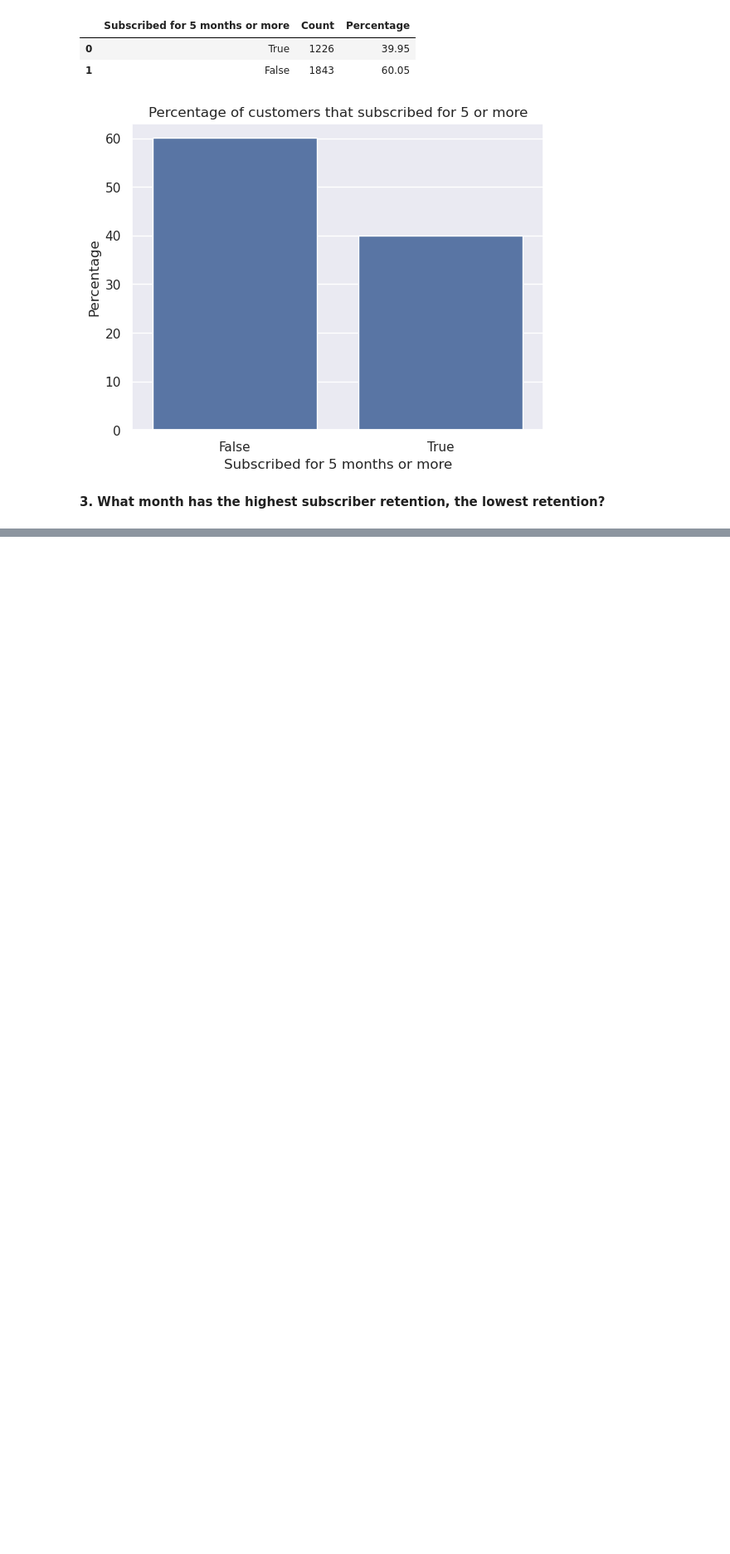
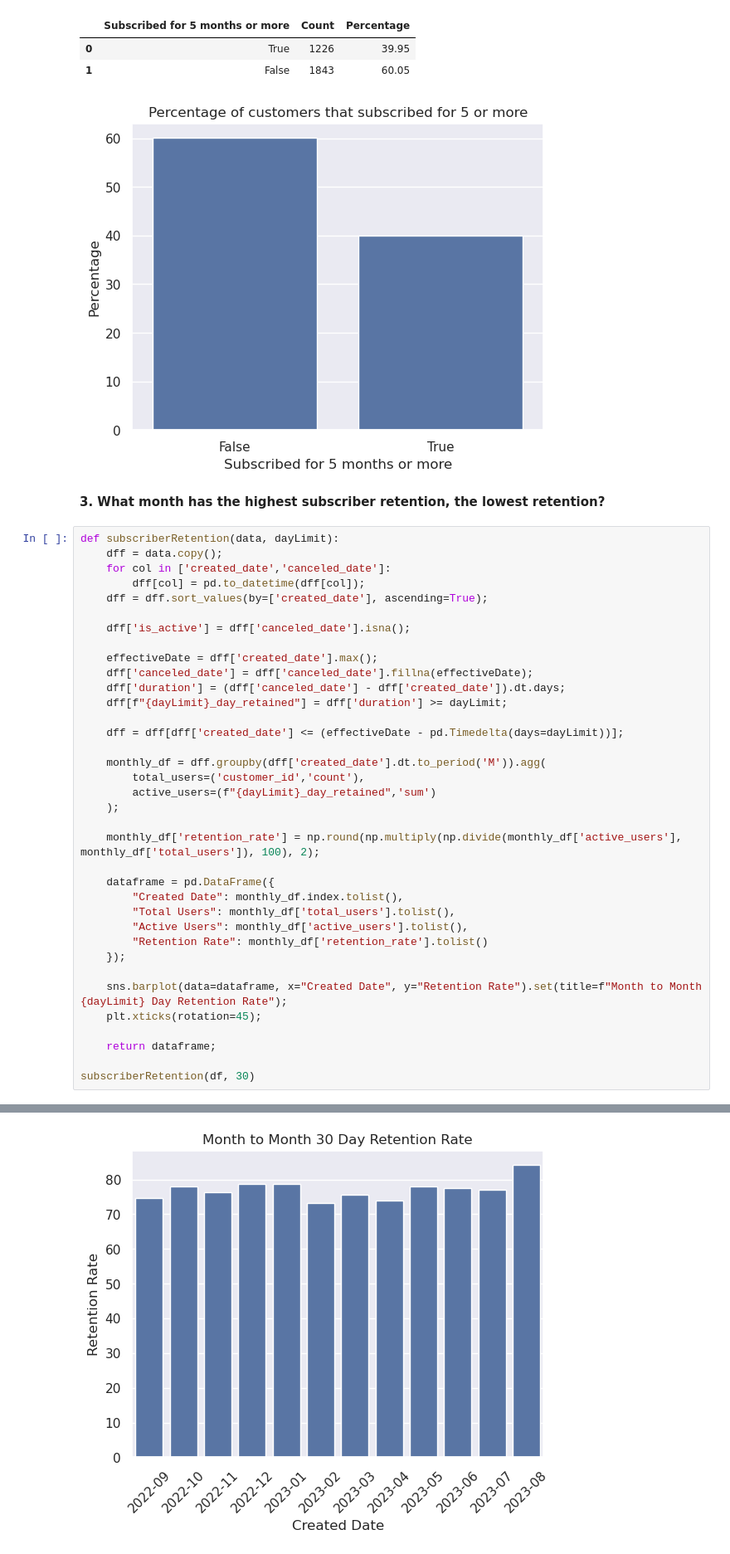
Before and after one commit to kjeshang/KunalMavenAnalyticsDataPlayground, a Jupyter notebook: Streaming_Video_Subscriptions/Analysis.ipynb, the cells around one changed output, grey strips where cells are left out. Shown at 83% size. Drawn from its saved outputs; the diff is of its cells as text; blank space fills up the shorter version.

```diff
--- a/Streaming_Video_Subscriptions/Analysis.ipynb
+++ b/Streaming_Video_Subscriptions/Analysis.ipynb
@@ -121,3 +121,40 @@ customerSubscriptionDuration(df, 5)
 [figure]
 # %% [markdown]
 **3. What month has the highest subscriber retention, the lowest retention?**
+# %%
+def subscriberRetention(data, dayLimit):
+    dff = data.copy();
+    for col in ['created_date','canceled_date']:
+        dff[col] = pd.to_datetime(dff[col]);
+    dff = dff.sort_values(by=['created_date'], ascending=True);
+
+    dff['is_active'] = dff['canceled_date'].isna();
+
+    effectiveDate = dff['created_date'].max();
+    dff['canceled_date'] = dff['canceled_date'].fillna(effectiveDate);
+    dff['duration'] = (dff['canceled_date'] - dff['created_date']).dt.days;
+    dff[f"{dayLimit}_day_retained"] = dff['duration'] >= dayLimit;
+
+    dff = dff[dff['created_date'] <= (effectiveDate - pd.Timedelta(days=dayLimit))];
+
+    monthly_df = dff.groupby(dff['created_date'].dt.to_period('M')).agg(
+        total_users=('customer_id','count'),
+        active_users=(f"{dayLimit}_day_retained",'sum')
+    );
+
+    monthly_df['retention_rate'] = np.round(np.multiply(np.divide(monthly_df['active_users'], monthly_df['total_users']), 100), 2);
+
+    dataframe = pd.DataFrame({
+        "Created Date": monthly_df.index.tolist(),
+        "Total Users": monthly_df['total_users'].tolist(),
+        "Active Users": monthly_df['active_users'].tolist(),
+        "Retention Rate": monthly_df['retention_rate'].tolist()
+    });
+
+    sns.barplot(data=dataframe, x="Created Date", y="Retention Rate").set(title=f"Month to Month {dayLimit} Day Retention Rate");
+    plt.xticks(rotation=45);
+
+    return dataframe;
+
+subscriberRetention(df, 30)
+# %% [output]
@@ -123,0 +174 @@ customerSubscriptionDuration(df, 5)
+[figure, added]
```
Also changed, not shown: parts of 2 cells of this notebook.
